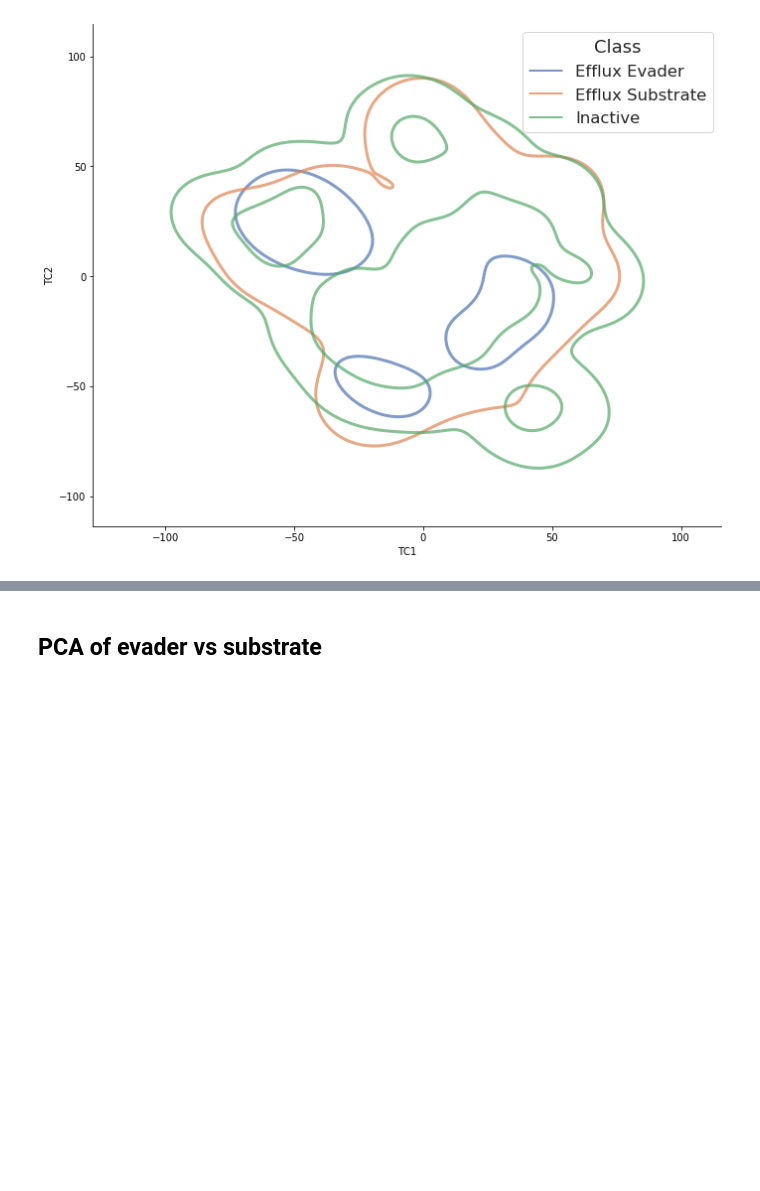
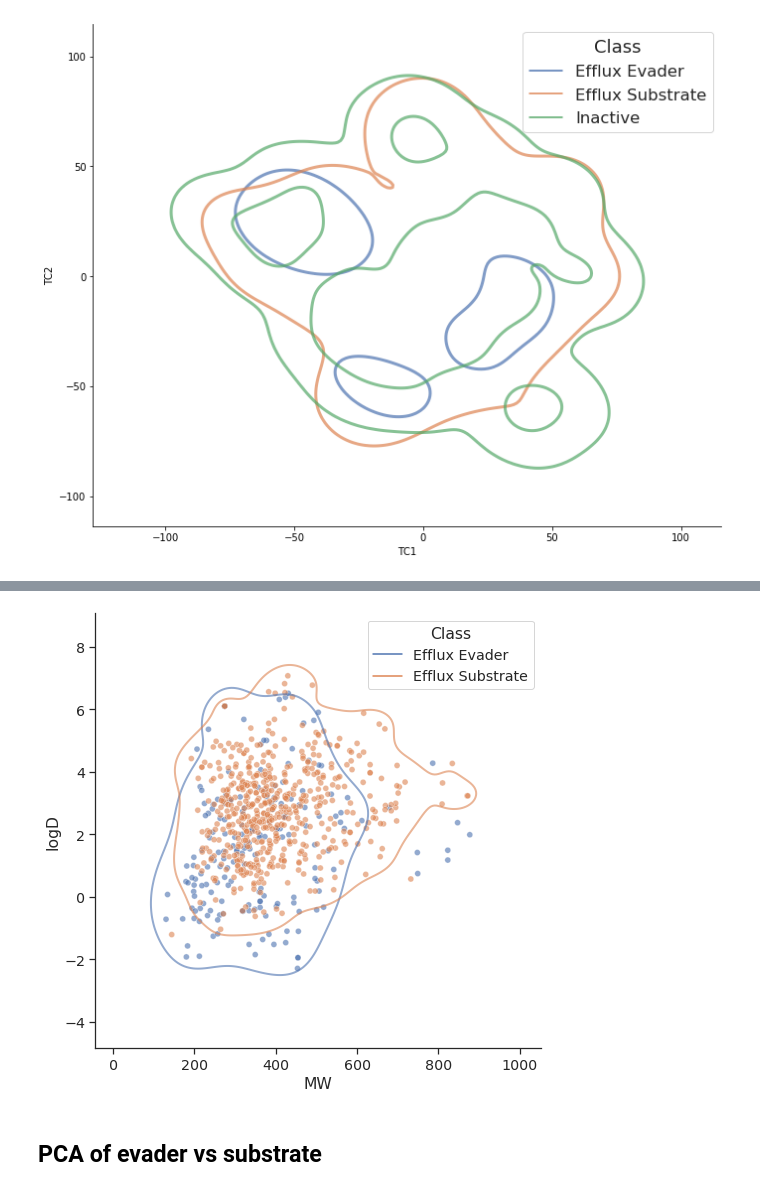
Before and after one commit to domgurvic/co_add_efflux, a Jupyter notebook: co_add/co_add_chaser.ipynb, the cells around one changed output, grey strips where cells are left out. Cells and saved outputs as stored; diff of their text form; code cells hidden in the pictures; blank space fills up the shorter version.

```diff
--- a/co_add/co_add_chaser.ipynb
+++ b/co_add/co_add_chaser.ipynb
@@ -813,3 +866,15 @@ plt.savefig('figures/tsne_all_contour.png', dpi=600)
+# %%
+fig, ax = plt.subplots(figsize=(8,8))
+
+
+sns.set(context='notebook', style='ticks', palette='deep', font='sans-serif', font_scale=1.3, color_codes=False, rc=None)
+
+fig = sns.scatterplot(data = sub_and_evade_logd, x= 'MW', y='logD', hue='Class', alpha=0.6)
+fig = sns.kdeplot(data = sub_and_evade_logd, x= 'MW', y='logD', hue='Class', alpha=0.6, levels=1, linewidths=2)
+
+sns.despine()
+# %% [output]
+[figure, added]
 # %% [markdown]
 ## PCA of evader vs substrate
 # %%
```
Also changed, not shown: parts of 10 cells of this notebook.
